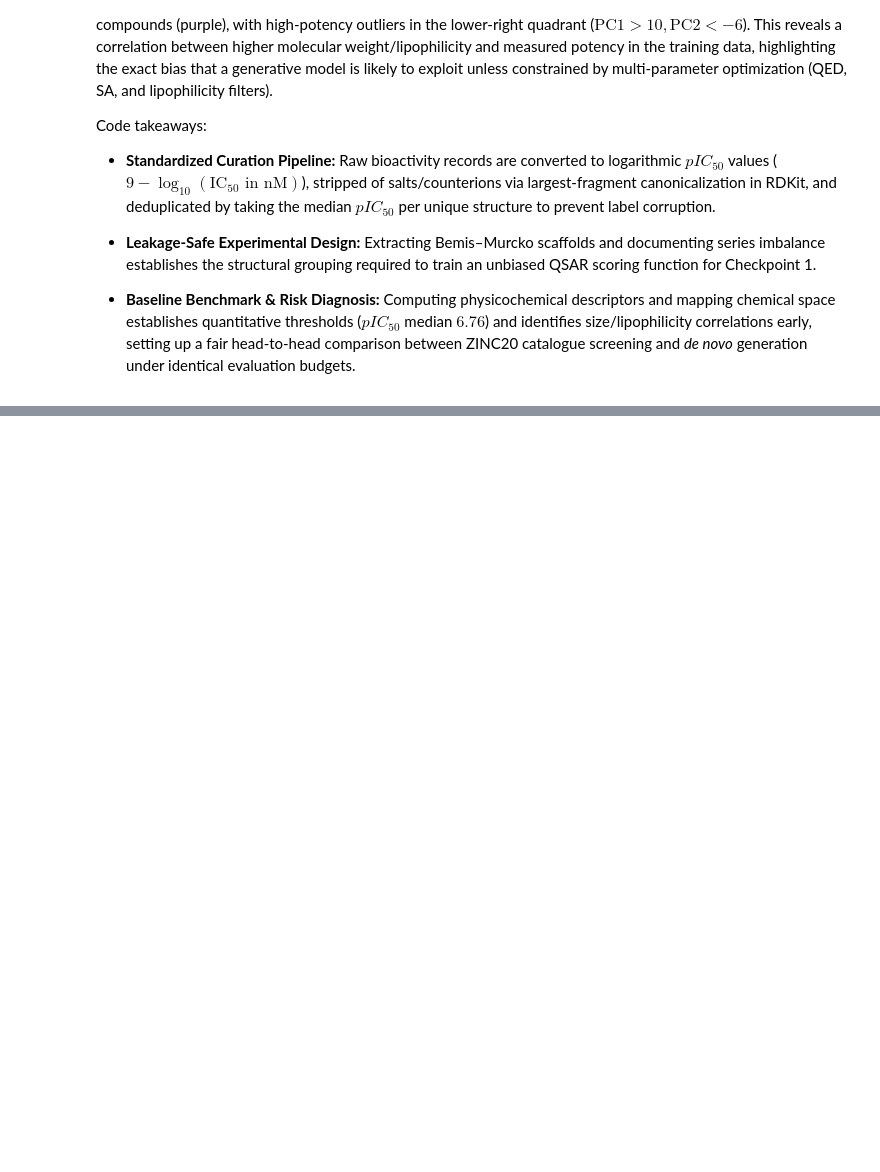
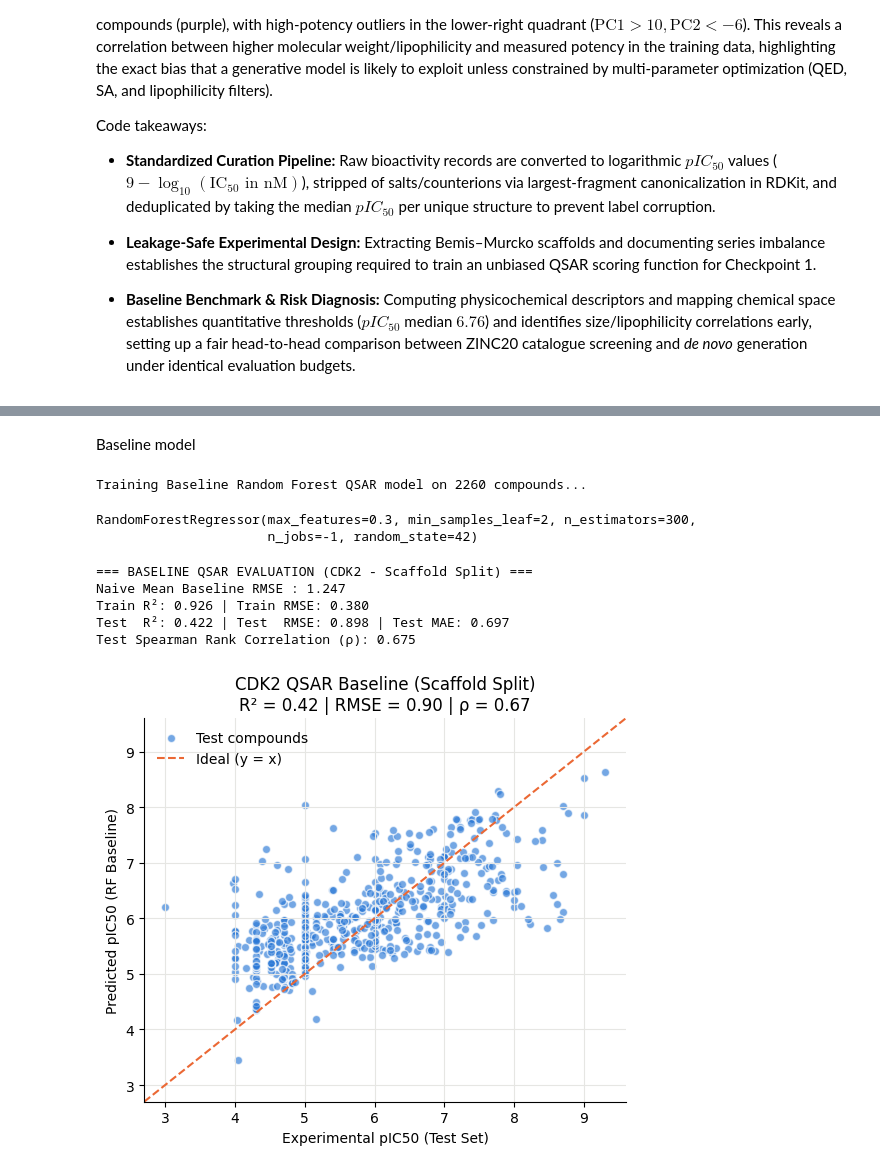
Before and after one commit to liwiaflorkiwicz/BIO-Generative-design-versus-the-catalogue, a Jupyter notebook: BIO_project_data_analysis.ipynb, the cells around one changed output, grey strips where cells are left out. Cells and saved outputs as stored; diff of their text form; code cells hidden in the pictures; blank space fills up the shorter version.

Commit message:
created QSAR baseline model (trained on CDK2 from ChEMBL)

```diff
--- a/BIO_project_data_analysis.ipynb
+++ b/BIO_project_data_analysis.ipynb
@@ -240,0 +327,78 @@ Code takeaways:
+# %% [markdown]
+Baseline model
+# %%
+import joblib
+from sklearn.ensemble import RandomForestRegressor
+from sklearn.dummy import DummyRegressor
+from sklearn.metrics import r2_score, root_mean_squared_error, mean_absolute_error
+from scipy.stats import spearmanr
+
+# naive dummy baseline - training mean
+dummy = DummyRegressor(strategy="mean")
+dummy.fit(X_train, y_train)
+y_pred_dummy = dummy.predict(X_test)
+rmse_dummy = root_mean_squared_error(y_test, y_pred_dummy)
+
+# random forest training
+qsar_baseline = RandomForestRegressor(
+    n_estimators=300,
+    max_features=0.3,      # Subsampling features decorrelates trees on 2048-bit fingerprints
+    min_samples_leaf=2,    # Slight regularization to prevent overfitting singletons
+    n_jobs=-1,
+    random_state=42
+)
+
+print(f"Training Baseline Random Forest QSAR model on {len(X_train)} compounds...")
+qsar_baseline.fit(X_train, y_train)
+# %% [output]
+Training Baseline Random Forest QSAR model on 2260 compounds...
+RandomForestRegressor(max_features=0.3, min_samples_leaf=2, n_estimators=300,
+                      n_jobs=-1, random_state=42)
+# %%
+# evaluate
+y_pred_train = qsar_baseline.predict(X_train)
+y_pred_test = qsar_baseline.predict(X_test)
+
+r2_train = r2_score(y_train, y_pred_train)
+rmse_train = root_mean_squared_error(y_train, y_pred_train)
+
+r2_test = r2_score(y_test, y_pred_test)
+rmse_test = root_mean_squared_error(y_test, y_pred_test)
+mae_test = mean_absolute_error(y_test, y_pred_test)
+spearman_rho, _ = spearmanr(y_test, y_pred_test)
+
+print(f"\n=== BASELINE QSAR EVALUATION ({TARGET_NAME} - Scaffold Split) ===")
+print(f"Naive Mean Baseline RMSE : {rmse_dummy:.3f}")
+print(f"Train R²: {r2_train:.3f} | Train RMSE: {rmse_train:.3f}")
+print(f"Test  R²: {r2_test:.3f} | Test  RMSE: {rmse_test:.3f} | Test MAE: {mae_test:.3f}")
+print(f"Test Spearman Rank Correlation (ρ): {spearman_rho:.3f}")
+# %% [output]
+=== BASELINE QSAR EVALUATION (CDK2 - Scaffold Split) ===
+Naive Mean Baseline RMSE : 1.247
+Train R²: 0.926 | Train RMSE: 0.380
+Test  R²: 0.422 | Test  RMSE: 0.898 | Test MAE: 0.697
+Test Spearman Rank Correlation (ρ): 0.675
+# %%
+# deiagnostic plot: predicted vs. experimental
+fig, ax = plt.subplots(figsize=(5.5, 5))
+ax.scatter(y_test, y_pred_test, alpha=0.65, edgecolors="white", s=35, color="#2a78d6", label="Test compounds")
+
+# Identity line (perfect prediction)
+lims = [min(y_test.min(), y_pred_test.min()) - 0.3, max(y_test.max(), y_pred_test.max()) + 0.3]
+ax.plot(lims, lims, "--", color="#eb6834", lw=1.5, label="Ideal (y = x)")
+
+ax.set_xlim(lims)
+ax.set_ylim(lims)
+ax.set_xlabel("Experimental pIC50 (Test Set)")
+ax.set_ylabel("Predicted pIC50 (RF Baseline)")
+ax.set_title(f"{TARGET_NAME} QSAR Baseline (Scaffold Split)\nR² = {r2_test:.2f} | RMSE = {rmse_test:.2f} | ρ = {spearman_rho:.2f}")
+ax.legend(frameon=False)
+ax.grid(True, color="#e6e6e3")
+ax.spines["top"].set_visible(False)
+ax.spines["right"].set_visible(False)
+
+plt.tight_layout()
+plt.savefig(PROJECT_PATH / "results" / f"{TARGET_NAME}_qsar_baseline_parity.png", dpi=150)
+plt.show()
+# %% [output]
+[figure, added]
```
Also changed, not shown: parts of 9 cells of this notebook.
